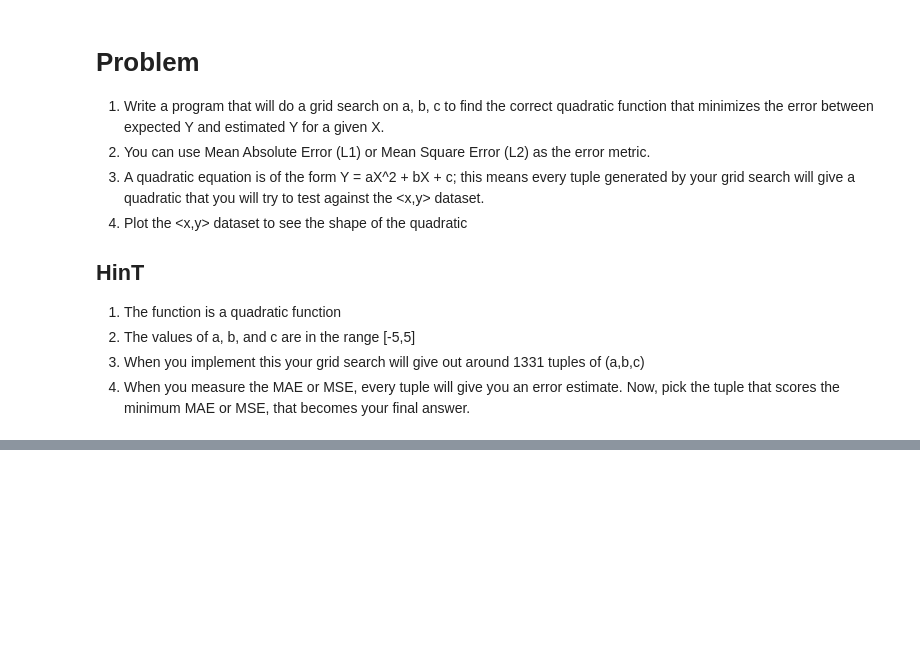
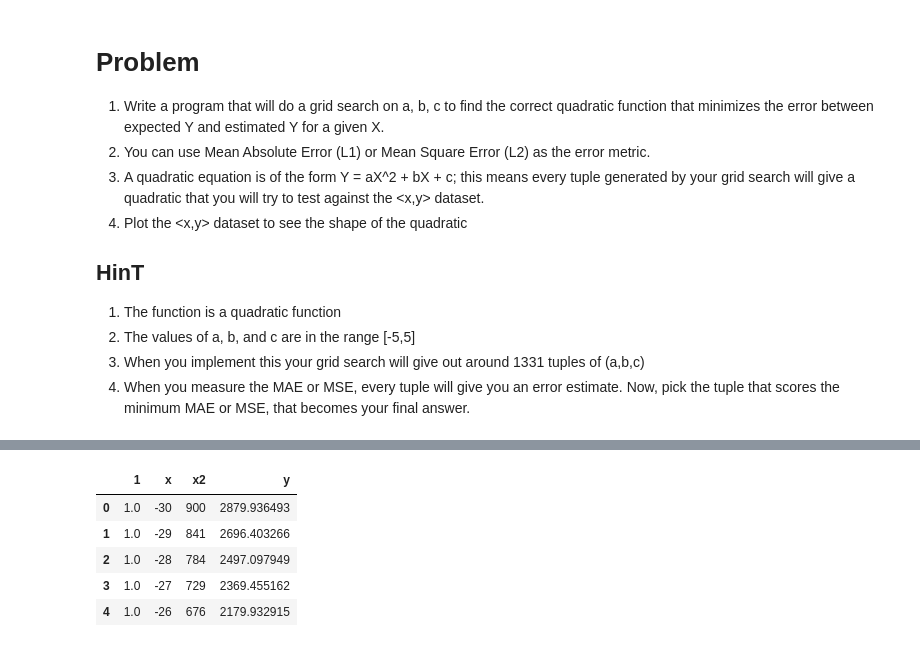
Before and after one commit to yokesh492/buddi.ai_assignements, a Jupyter notebook: assgn3.ipynb, the cells around one changed output, grey strips where cells are left out. Cells and saved outputs as stored; diff of their text form; code cells hidden in the pictures; blank space fills up the shorter version.

```diff
--- a/assgn3.ipynb
+++ b/assgn3.ipynb
@@ -72,0 +91,11 @@ the mean_absolute_error : 21.08194725344262
+# %%
+df['x2'] = df['x']**2
+df = df[['1','x','x2','y']]
+df.head()
+# %% [output]
+|  | 1 | x | x2 | y |
+| 0 | 1.0 | -30 | 900 | 2879.936493 |
+| 1 | 1.0 | -29 | 841 | 2696.403266 |
+| 2 | 1.0 | -28 | 784 | 2497.097949 |
+| 3 | 1.0 | -27 | 729 | 2369.455162 |
+| 4 | 1.0 | -26 | 676 | 2179.932915 |
```
Also changed, not shown: parts of 13 cells of this notebook, 3 other files.
